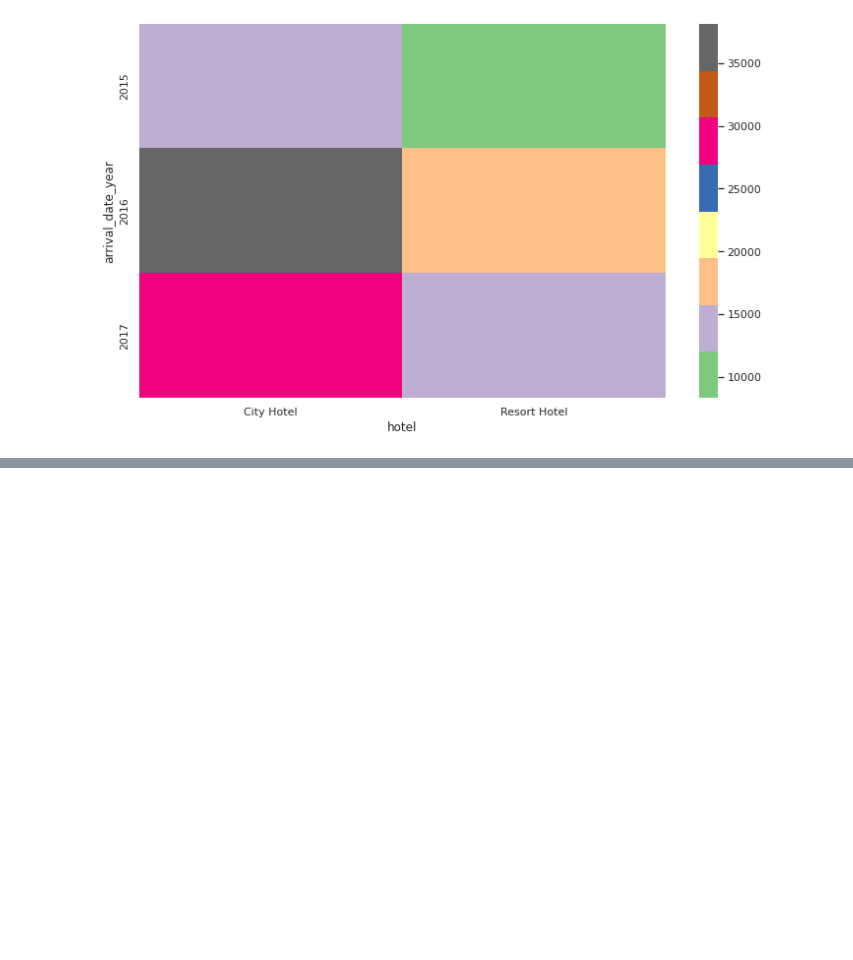
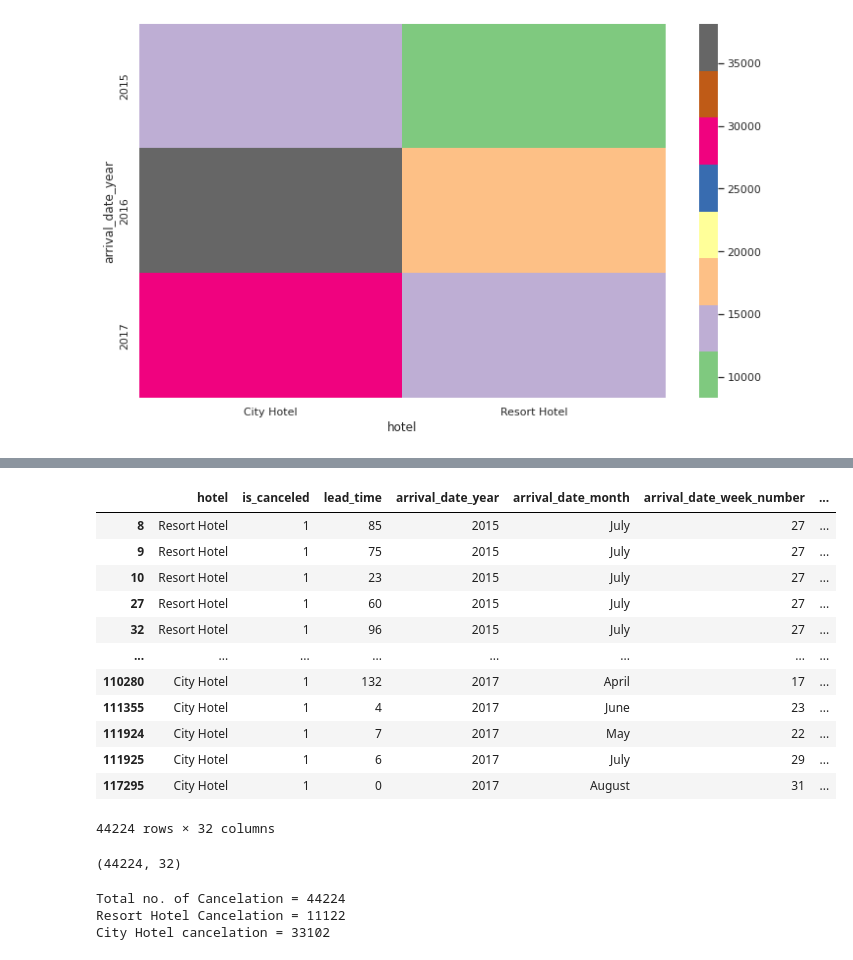
Before and after one commit to anasjy/Hotel-Booking-Analysis, a Jupyter notebook: Hotel_Booking_Analysis_Capstone_project.ipynb, the cells around one changed output, grey strips where cells are left out. Cells and saved outputs as stored; diff of their text form; code cells hidden in the pictures; blank space fills up the shorter version.

```diff
--- a/Hotel_Booking_Analysis_Capstone_project.ipynb
+++ b/Hotel_Booking_Analysis_Capstone_project.ipynb
@@ -216,0 +221,37 @@ sns.heatmap(pd.crosstab(hotel_inf.arrival_date_year,hotel_inf.hotel),cmap='Accen
+# %%
+#booking cancelled
+canceld = hotel_inf[hotel_inf['is_canceled'] != 0]
+canceld
+# %% [output]
+|  | hotel | is_canceled | lead_time | arrival_date_year | arrival_date_month | arrival_date_week_number | ... |
+| 8 | Resort Hotel | 1 | 85 | 2015 | July | 27 | ... |
+| 9 | Resort Hotel | 1 | 75 | 2015 | July | 27 | ... |
+| 10 | Resort Hotel | 1 | 23 | 2015 | July | 27 | ... |
+| 27 | Resort Hotel | 1 | 60 | 2015 | July | 27 | ... |
+| 32 | Resort Hotel | 1 | 96 | 2015 | July | 27 | ... |
+| ... | ... | ... | ... | ... | ... | ... | ... |
+| 110280 | City Hotel | 1 | 132 | 2017 | April | 17 | ... |
+| 111355 | City Hotel | 1 | 4 | 2017 | June | 23 | ... |
+| 111924 | City Hotel | 1 | 7 | 2017 | May | 22 | ... |
+| 111925 | City Hotel | 1 | 6 | 2017 | July | 29 | ... |
+| 117295 | City Hotel | 1 | 0 | 2017 | August | 31 | ... |
+44224 rows × 32 columns
+# %%
+#this function define how many row and coloumn
+canceld.shape
+# %% [output]
+(44224, 32)
+# %%
+# that show how many booking canceled in number.
+total_cancelation = hotel_inf["is_canceled"].sum()
+print("Total no. of Cancelation =", total_cancelation)
+
+Resort_cancelation = hotel_inf.loc[hotel_inf["hotel"] == "Resort Hotel"]["is_canceled"].sum()
+print("Resort Hotel Cancelation =",Resort_cancelation)
+
+city_cancelation = hotel_inf.loc[hotel_inf["hotel"] == "City Hotel"]['is_canceled'].sum()
+print("City Hotel cancelation =",city_cancelation)
+# %% [output]
+Total no. of Cancelation = 44224
+Resort Hotel Cancelation = 11122
+City Hotel cancelation = 33102
```
Also changed, not shown: parts of 12 cells of this notebook.
